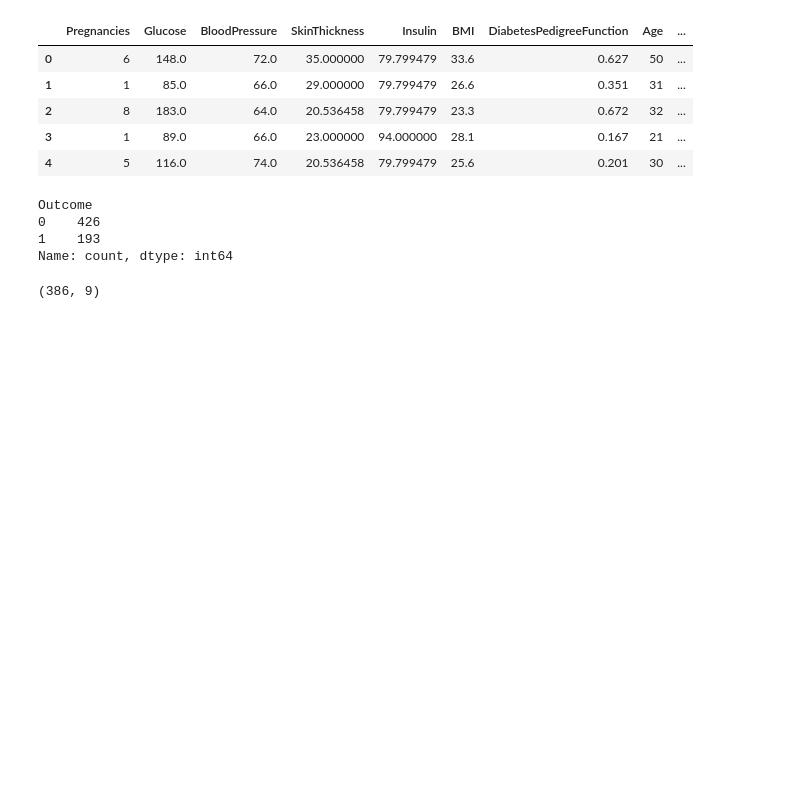
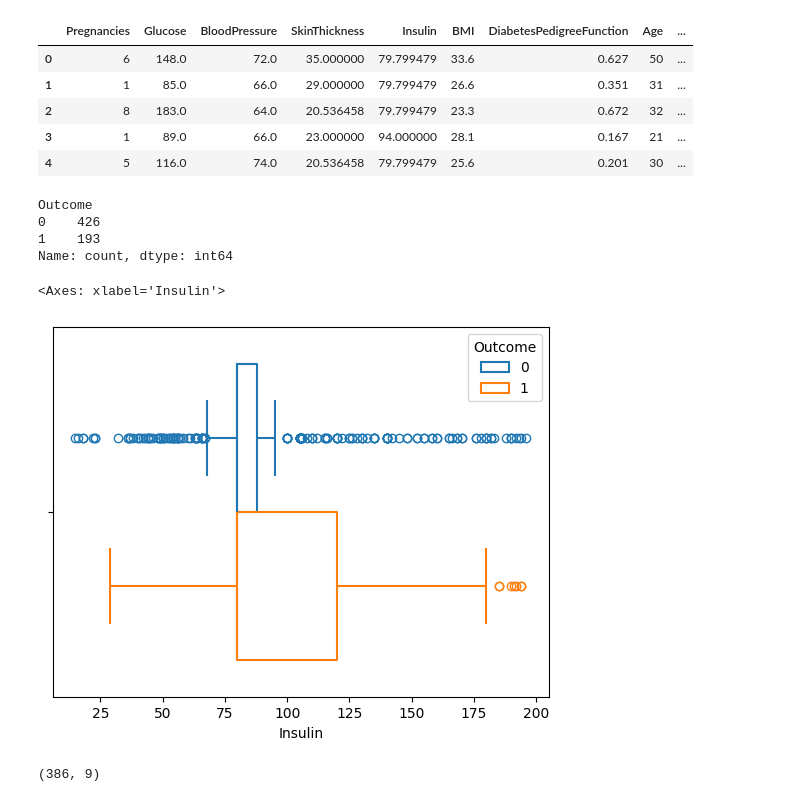
Before and after one commit to FeLipe-133/Trabajo-mate-para-cs, a Jupyter notebook: src/Preprocessing_Data/3_processing_dataset.ipynb, the cells around one changed output. Cells and saved outputs as stored; diff of their text form; code cells hidden in the pictures; blank space fills up the shorter version.

```diff
--- a/src/Preprocessing_Data/3_processing_dataset.ipynb
+++ b/src/Preprocessing_Data/3_processing_dataset.ipynb
@@ -41,6 +42,11 @@ Outcome
 0    426
 1    193
 Name: count, dtype: int64
+# %%
+sns.boxplot(data= df_data, x='Insulin', hue='Outcome', fill=False)
+# %% [output]
+<Axes: xlabel='Insulin'>
+[figure, added]
 # %%
 df_data_positive = df_data[df_data["Outcome"] == 1]
 df_data_negative = df_data[df_data["Outcome"] == 0]
```
Also changed, not shown: parts of 5 cells of this notebook.
